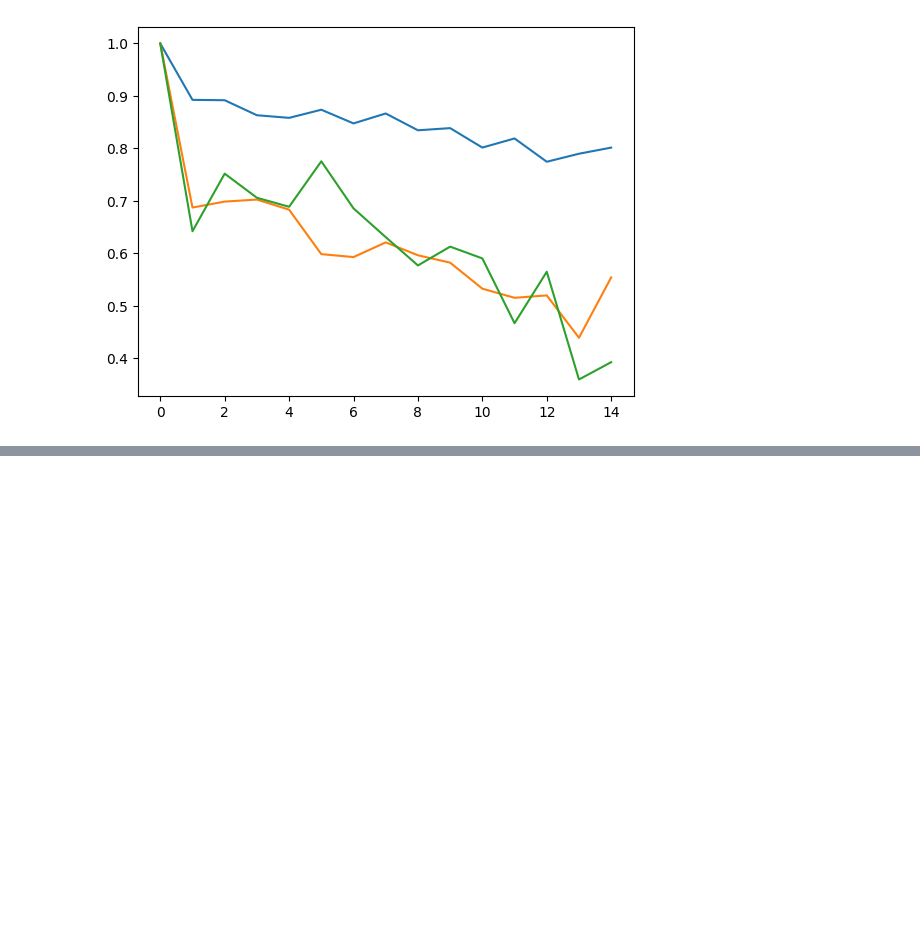
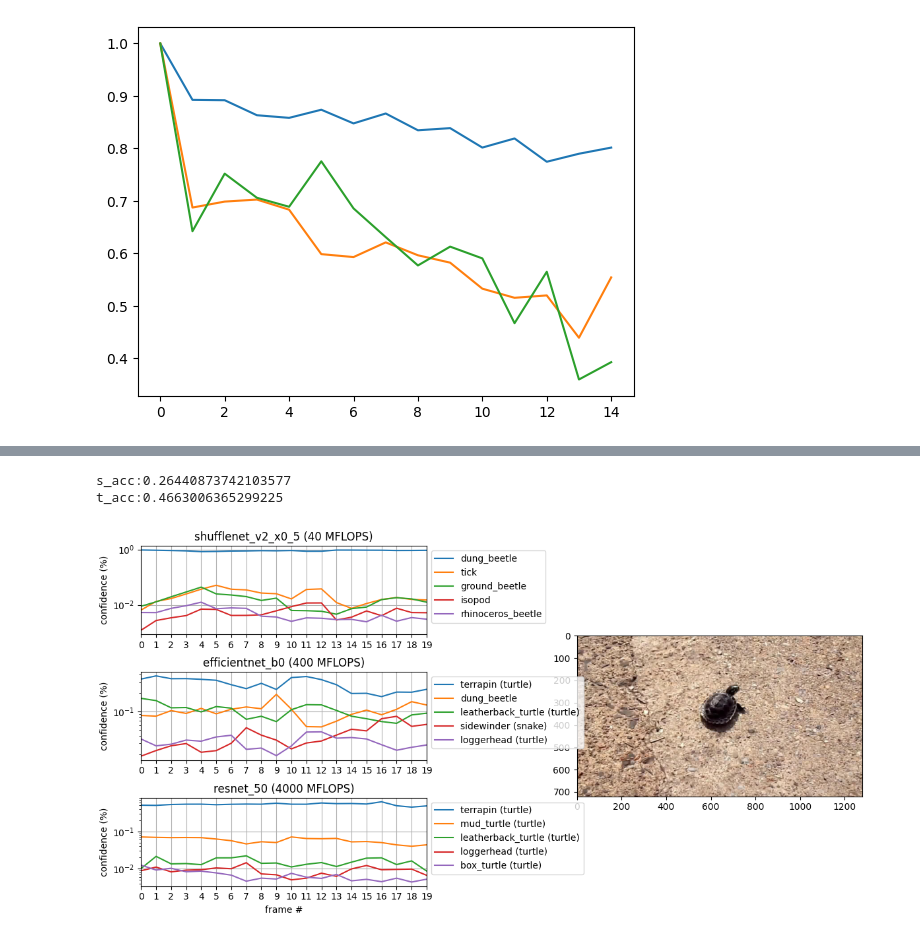
Before and after one commit to Geffen-Cooper/conformal, a Jupyter notebook: adaptation/video_analysis.ipynb, the cells around one changed output, grey strips where cells are left out. Cells and saved outputs as stored; diff of their text form; code cells hidden in the pictures; blank space fills up the shorter version.

```diff
--- a/adaptation/video_analysis.ipynb
+++ b/adaptation/video_analysis.ipynb
@@ -127,7 +127,7 @@ Text(0, 0.5, 'FPS')
 # %%
 model = models.resnet50(weights='DEFAULT').to('cuda').eval()
 # %%
-tudent = models.shufflenet_v2_x0_5(weights='DEFAULT').to('cuda')
+student = models.shufflenet_v2_x0_5(weights='DEFAULT').to('cuda')
 with torch.no_grad():
     # first reinitialize the layer before classification to match the teacher feature dimensions
     student.conv5[0] = torch.nn.Conv2d(student.conv5[0].in_channels,teacher.classifier[1].in_features,kernel_size=(1, 1), stride=(1, 1), bias=False)
@@ -332,0 +339,23 @@ plt.plot(model_sims)
+# %%
+big_teacher = models.resnet50(weights='DEFAULT').to('cuda').eval()
+# %%
+s_acc = 0
+t_acc = 0
+for idx, (img_seq,label_seq) in enumerate(tqdm(vl)):
+    with torch.no_grad():
+        # get the prediction
+        s_preds = student(img_seq[0].to('cuda')).argmax(dim=1).to('cpu')
+        t_preds = teacher(img_seq[0].to('cuda')).argmax(dim=1).to('cpu')
+
+        # map to label idx
+        for i,s_pred in enumerate(s_preds):
+            s_preds[i] = vl.dataset.pred_idx_to_label_idx(s_pred.item())
+            t_preds[i] = vl.dataset.pred_idx_to_label_idx(t_preds[i].item())
+
+        s_acc += (s_preds == label_seq[0]).float().mean()
+        t_acc += (t_preds == label_seq[0]).float().mean()
+print(f"s_acc:{s_acc/len(vl)}")
+print(f"t_acc:{t_acc/len(vl)}")
+# %% [output]
+s_acc:0.26440873742103577
+t_acc:0.4663006365299225
@@ -332,0 +364,9 @@ plt.plot(model_sims)
+# %%
+from dataloader import *
+from torchvision import models
+
+vl = load_imagenetvid_robust(1)
+# %%
+vl.dataset.visualize_vid(student.to('cpu'),teacher.to('cpu'),big_teacher.to('cpu'),idx=3)
+# %% [output]
+[figure, added]
```
Also changed, not shown: parts of 4 cells of this notebook, 3 other files.
